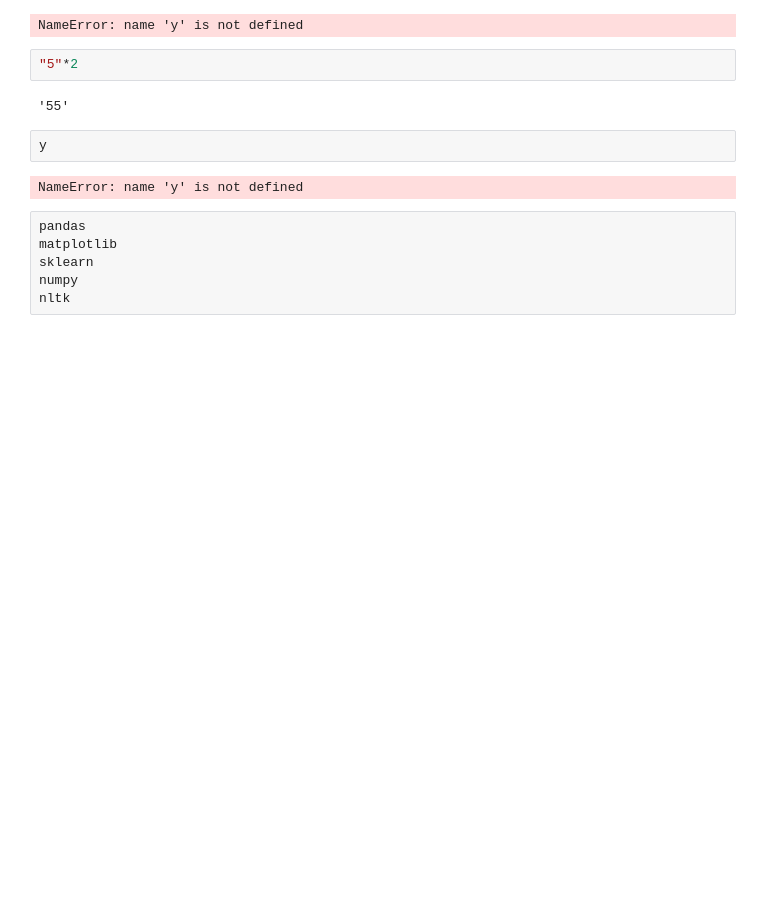
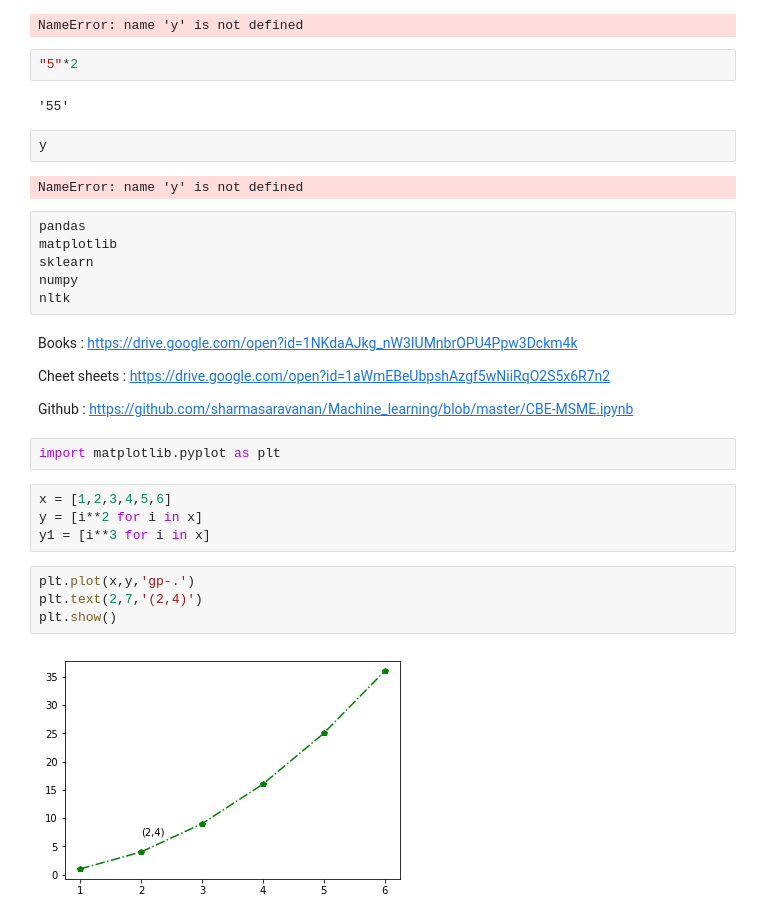
Before and after one commit to sharmasaravanan/Machine_learning, a Jupyter notebook: CBE-MSME.ipynb, the cells around one changed output. Drawn from its saved outputs; the diff is of its cells as text; blank space fills up the shorter version.

Commit message:
Updated on 02/11/19
Signed-off-by: sharma-saravanan <sharma@agentz.ai>

```diff
--- a/CBE-MSME.ipynb
+++ b/CBE-MSME.ipynb
@@ -1051,3 +1051,21 @@ matplotlib
 sklearn
 numpy
 nltk
+# %% [markdown]
+Books : https://drive.google.com/open?id=1NKdaAJkg_nW3IUMnbrOPU4Ppw3Dckm4k
+
+Cheet sheets : https://drive.google.com/open?id=1aWmEBeUbpshAzgf5wNiiRqO2S5x6R7n2
+
+Github : https://github.com/sharmasaravanan/Machine_learning/blob/master/CBE-MSME.ipynb
+# %%
+import matplotlib.pyplot as plt
+# %%
+x = [1,2,3,4,5,6]
+y = [i**2 for i in x]
+y1 = [i**3 for i in x]
+# %%
+plt.plot(x,y,'gp-.')
+plt.text(2,7,'(2,4)')
+plt.show()
+# %% [output]
+[figure, added]
```
Also changed, not shown: parts of 39 cells of this notebook, 2 other files.
